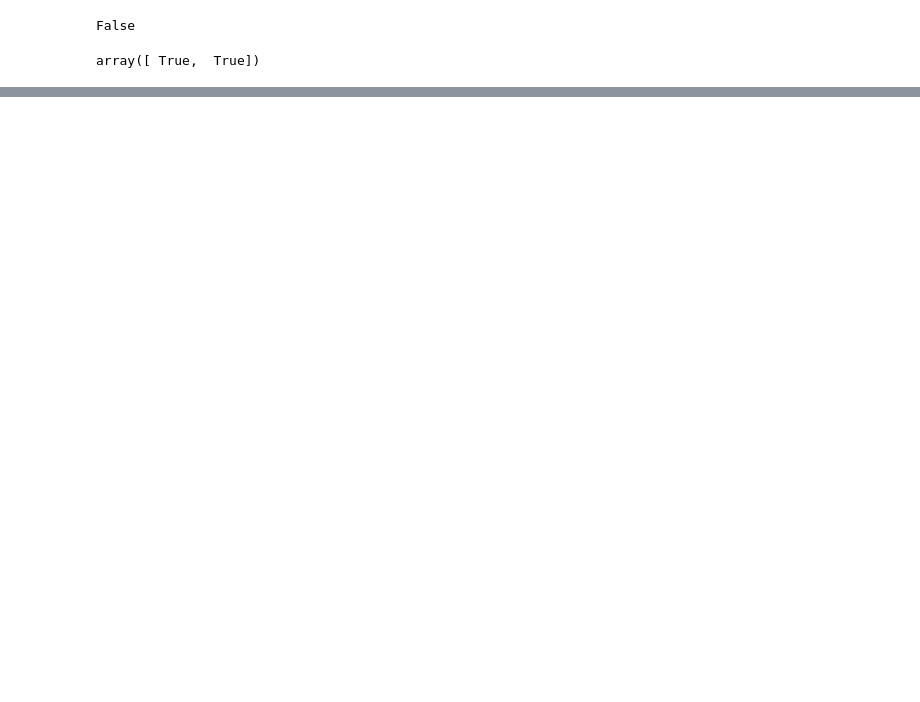
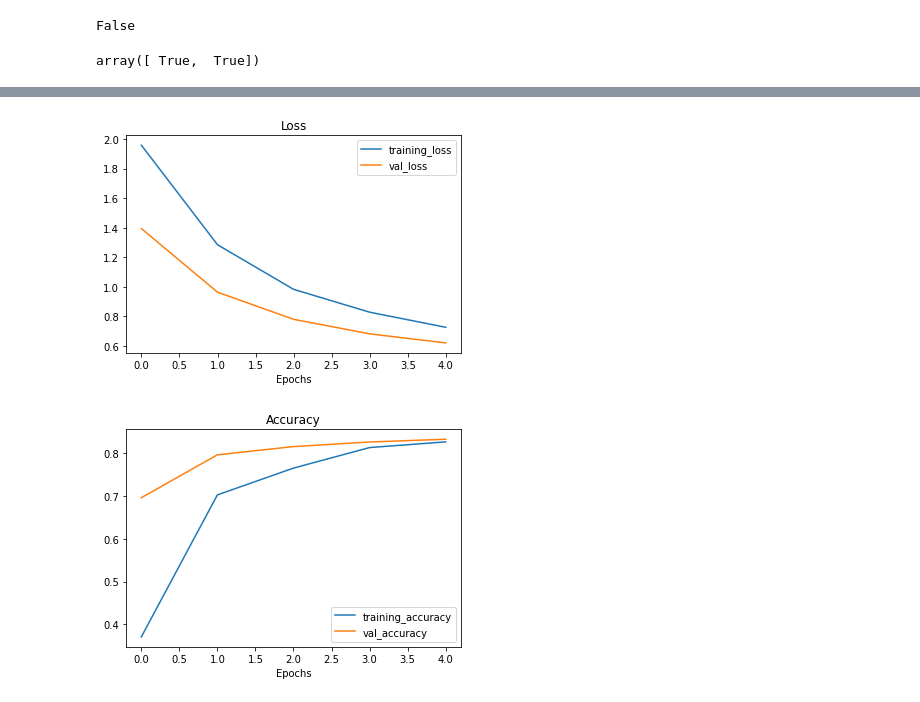
Before and after one commit to redrum88/tensorflow, a Jupyter notebook: 05_transfer_learning_in_tensorflow_part_2_fine_tuning_video.ipynb, the cells around one changed output, grey strips where cells are left out. Saved outputs shown, nothing was run; the diff lists cells and outputs as text; code cells hidden in the pictures; blank space fills up the shorter version.

```diff
--- a/05_transfer_learning_in_tensorflow_part_2_fine_tuning_video.ipynb
+++ b/05_transfer_learning_in_tensorflow_part_2_fine_tuning_video.ipynb
@@ -685,0 +805,5 @@ print(np.array(results_10_percent_data_aug) - np.array(loaded_weights_model_resu
+# %%
+plot_loss_curves(history_2)
+# %% [output]
+[figure, added]
+[figure, added]
```
Also changed, not shown: parts of 58 cells of this notebook.
